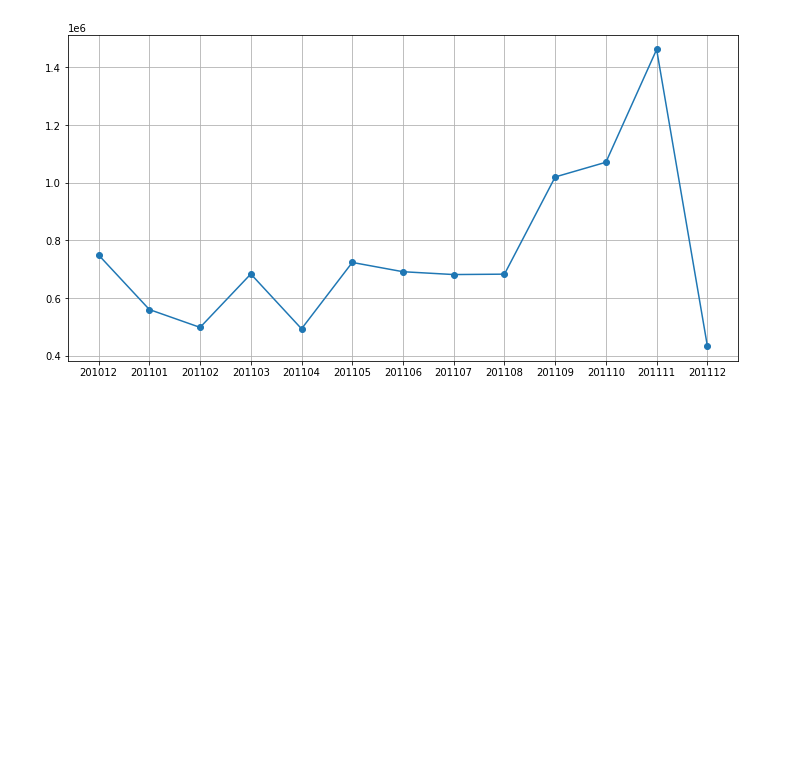
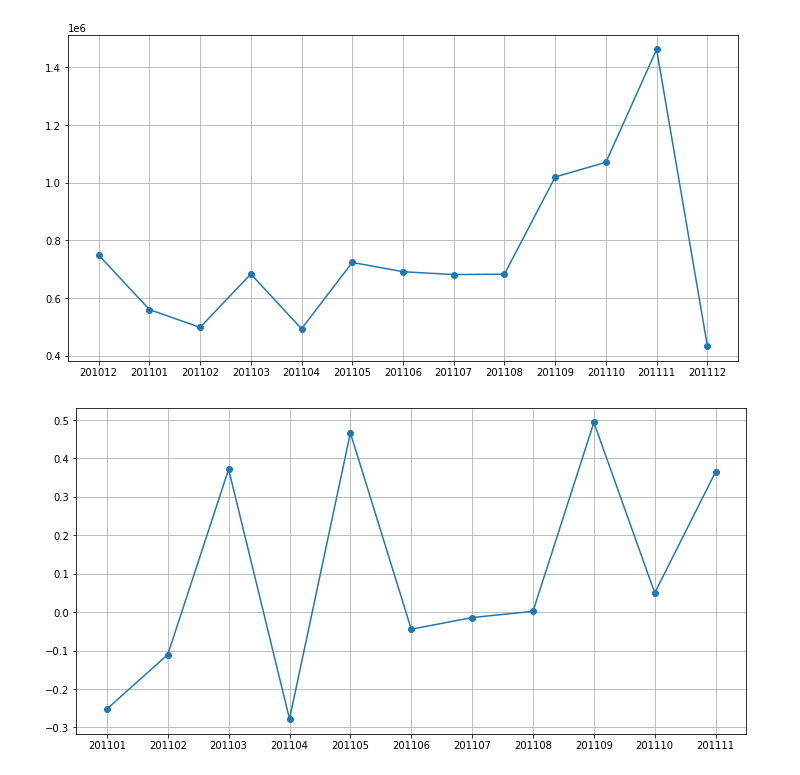
Before and after one commit to FatemeZamanian/KnowYourMetrics, a Jupyter notebook: Know Your Metrics.ipynb, the cells around one changed output. Cells and saved outputs as stored; diff of their text form; code cells hidden in the pictures; blank space fills up the shorter version.

```diff
--- a/Know Your Metrics.ipynb
+++ b/Know Your Metrics.ipynb
@@ -39,3 +39,11 @@ plt.plot(tx_revenue['InvoiceYearMonth'].to_numpy(dtype=str),tx_revenue['Revenue'
 plt.grid()
 # %% [output]
 [figure]
+# %%
+tx_revenue['MonthlyGrowth'] = tx_revenue['Revenue'].pct_change()
+tx_revenue.head()
+plt.figure(figsize=(12,6))
+plt.plot(tx_revenue.query("InvoiceYearMonth < 201112")['InvoiceYearMonth'].to_numpy(dtype=str),tx_revenue.query("InvoiceYearMonth < 201112")['MonthlyGrowth'],marker='o')
+plt.grid()
+# %% [output]
+[figure, added]
```
Also changed, not shown: parts of 14 cells of this notebook.
